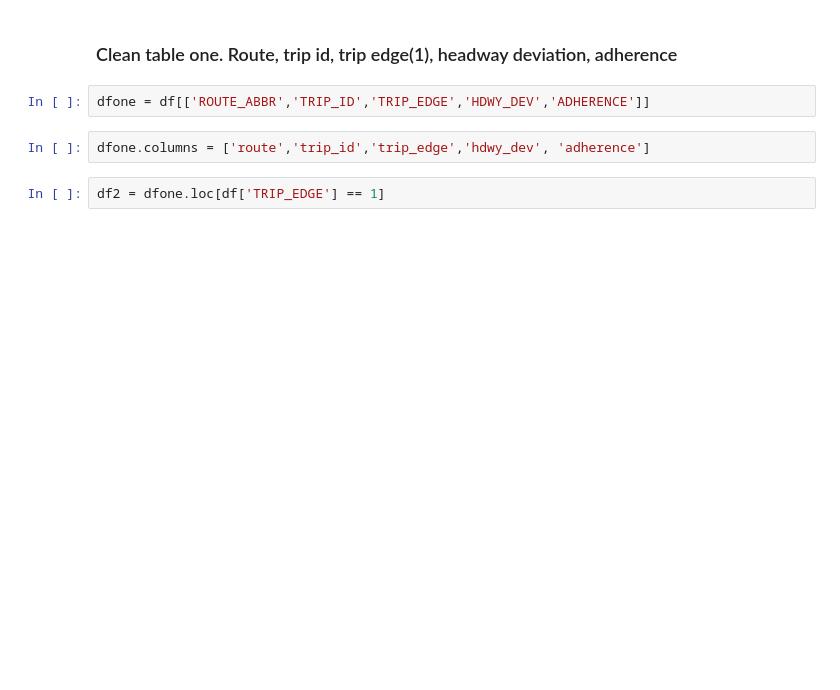
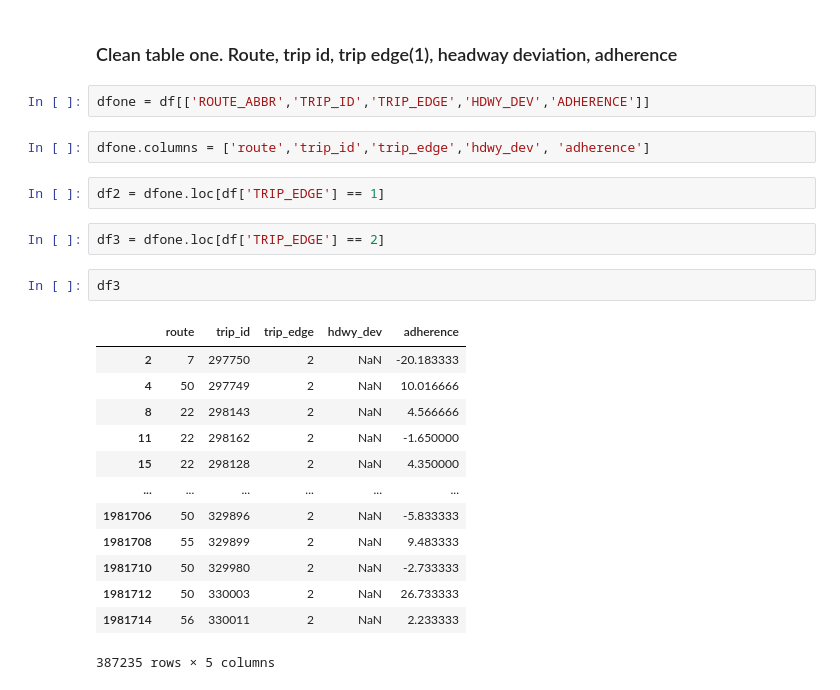
Before and after one commit to NSS-Data-Analytics-Cohort-7/wego-shut_up_and_take_my_query, a Jupyter notebook: notebooks/wego_eda.ipynb, the cells around one changed output. Cells and saved outputs as stored; diff of their text form; blank space fills up the shorter version.

```diff
--- a/notebooks/wego_eda.ipynb
+++ b/notebooks/wego_eda.ipynb
@@ -37,5 +150,23 @@ dfone = df[['ROUTE_ABBR','TRIP_ID','TRIP_EDGE','HDWY_DEV','ADHERENCE']]
 dfone.columns = ['route','trip_id','trip_edge','hdwy_dev', 'adherence']
 # %%
 df2 = dfone.loc[df['TRIP_EDGE'] == 1]
+# %%
+df3 = dfone.loc[df['TRIP_EDGE'] == 2]
+# %%
+df3
+# %% [output]
+|  | route | trip_id | trip_edge | hdwy_dev | adherence |
+| 2 | 7 | 297750 | 2 | NaN | -20.183333 |
+| 4 | 50 | 297749 | 2 | NaN | 10.016666 |
+| 8 | 22 | 298143 | 2 | NaN | 4.566666 |
+| 11 | 22 | 298162 | 2 | NaN | -1.650000 |
+| 15 | 22 | 298128 | 2 | NaN | 4.350000 |
+| ... | ... | ... | ... | ... | ... |
+| 1981706 | 50 | 329896 | 2 | NaN | -5.833333 |
+| 1981708 | 55 | 329899 | 2 | NaN | 9.483333 |
+| 1981710 | 50 | 329980 | 2 | NaN | -2.733333 |
+| 1981712 | 50 | 330003 | 2 | NaN | 26.733333 |
+| 1981714 | 56 | 330011 | 2 | NaN | 2.233333 |
+387235 rows × 5 columns
 # %%
 df2.describe()
```
Also changed, not shown: parts of 17 cells of this notebook.
